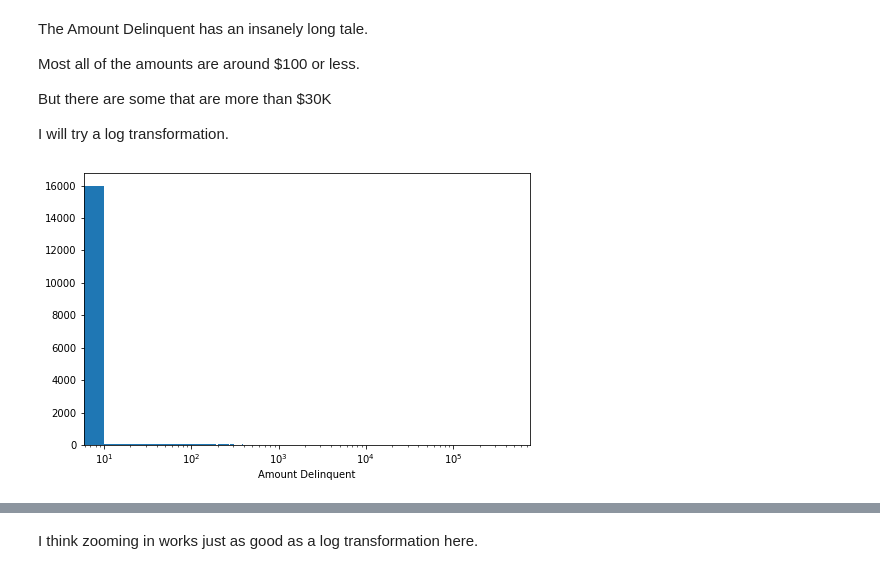
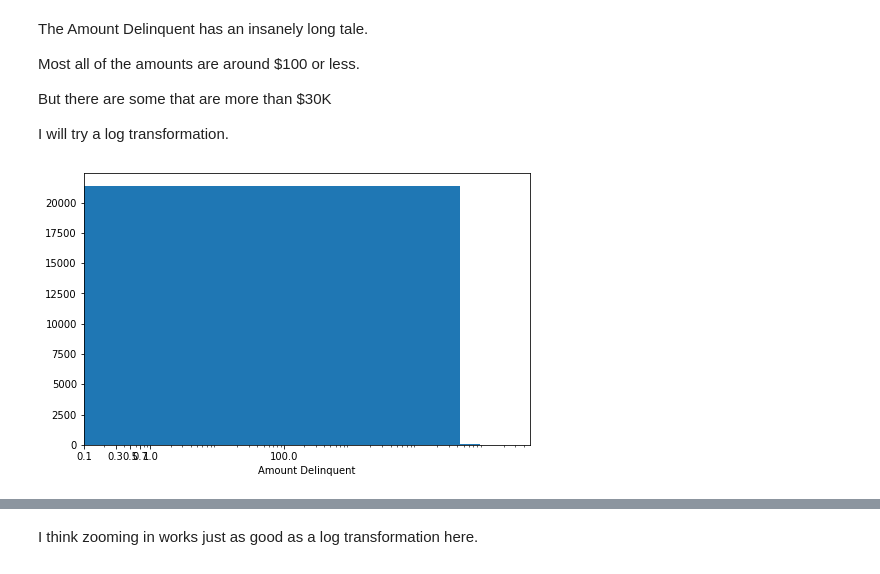
Before and after one commit to werdnamac/prosperloans, a Jupyter notebook: loan_exploration1.ipynb, the cells around one changed output, grey strips where cells are left out. Drawn from its saved outputs; the diff is of its cells as text; code cells hidden in the pictures.

Commit message:
issues with groupby and log transformation
Difficulties with the groupby on the debt to income ratio bins
and with graphing  the log transformation of the DebtToIncome column

```diff
--- a/loan_exploration1.ipynb
+++ b/loan_exploration1.ipynb
@@ -554,6 +637,6 @@ Name: IncomeRange, dtype: int64
 # %%
 plt.figure(figsize=[14, 6])
 order = ['$0', '$1-24,999', '$25,000-49,999', '$50,000-74,999', '$75,000-99,999', '$100,000+','Not employed', 'Not displayed']
-loans_to_2008['IncomeRange'] = pd.Categorical(loans_to_2008['IncomeRange'], categories= order, ordered=True)
-loans_to_2008['IncomeRange'].value_counts(sort=False).plot(kind='barh')
+loans_to_2008['IncomeRange'] = pd.Categorical(loans_to_2008['IncomeRange'], ordered=True, categories= order)
+loans_to_2008['IncomeRange'].value_counts(sort=False).plot(kind='barh');
 # %% [output]
@@ -732,24 +1081,18 @@ But there are some that are more than $30K
 
 I will try a log transformation.
 # %%
-def log_trans(x, inverse=False):
-    if not inverse:
-        return np.log10(x)
-    else:
-        return np.power(10,x)
+log_binsize = 100
+bins = 10 ** np.arange(0, np.log10(loans_to_2008['AmountDelinquent'].max())+log_binsize, log_binsize)
 
-binsize = 10
-bins = np.arange(0, loans_to_2008['AmountDelinquent'].max()+binsize, binsize)
-
-#x_tick_locs = np.array([.1, .3, .5, .7, 1, 100, 300, 1000])
+xticks = np.array([.1, .3, .5, .7, 1, 100])
 
 plt.figure(figsize=[8, 5])
-plt.hist(data = loans_to_2008, x = 'AmountDelinquent', bins = bins)
+plt.hist(data = loans_to_2008, x = 'AmountDelinquent')
+plt.xscale('log')
+plt.xticks(xticks, xticks)
+
+#plt.xticks([100, 200, 500, 1e3, 1e4, 2e4, 3e4, 4e4], [100, '1k', '2k', '5k', '10k', '20k', '30k', '40k'])
 plt.xlabel('Amount Delinquent')
-plt.xscale('log')
-#plt.xticks(log_trans(x_tick_locs), x_tick_locs)
-#plt.xticks(rotation)
-#plt.xlim(0, 1.1)
 plt.show()
 # %% [output]
-[figure, old version]
+[figure, new version]
```
Also changed, not shown: parts of 104 cells of this notebook.
